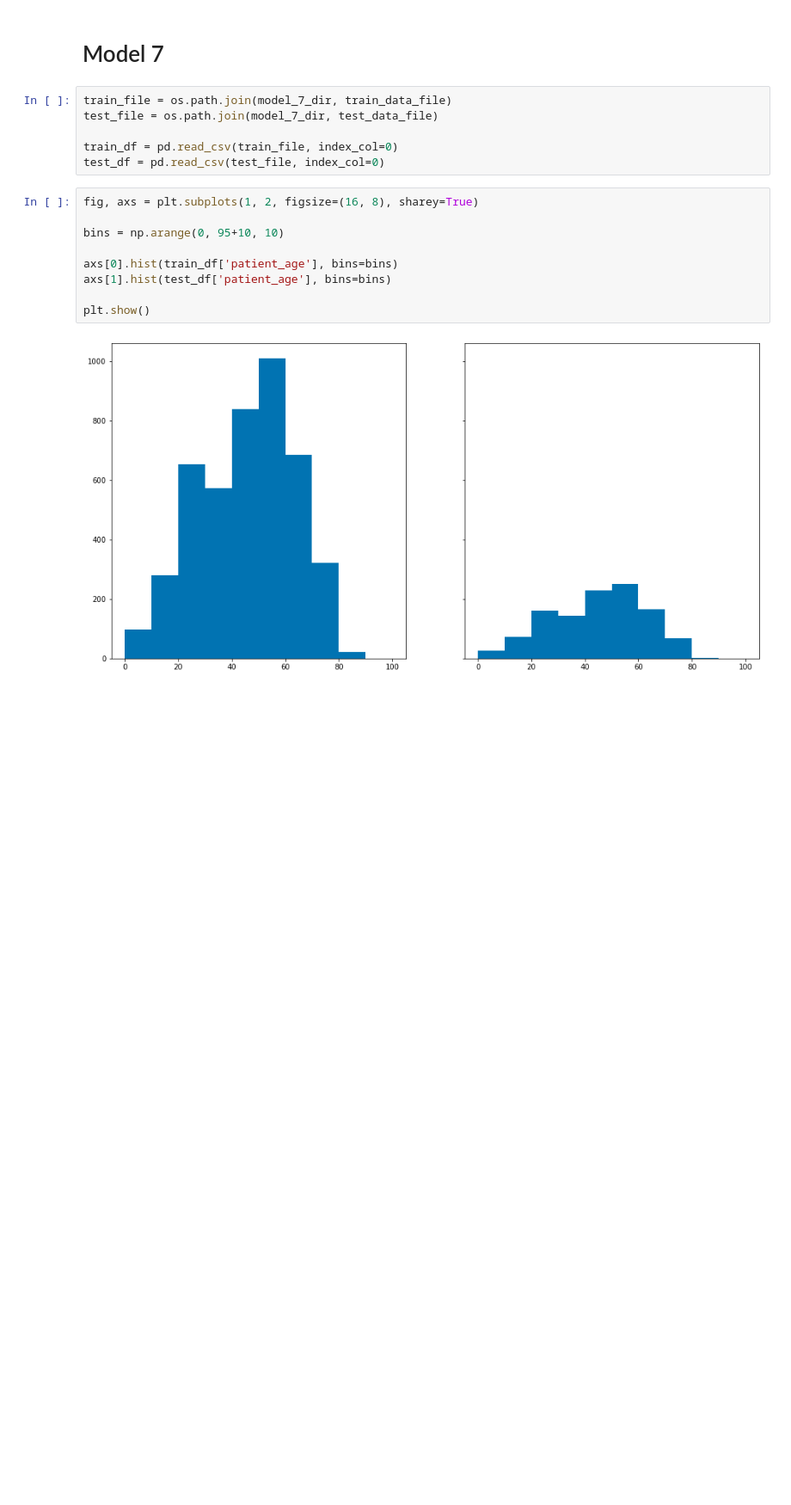
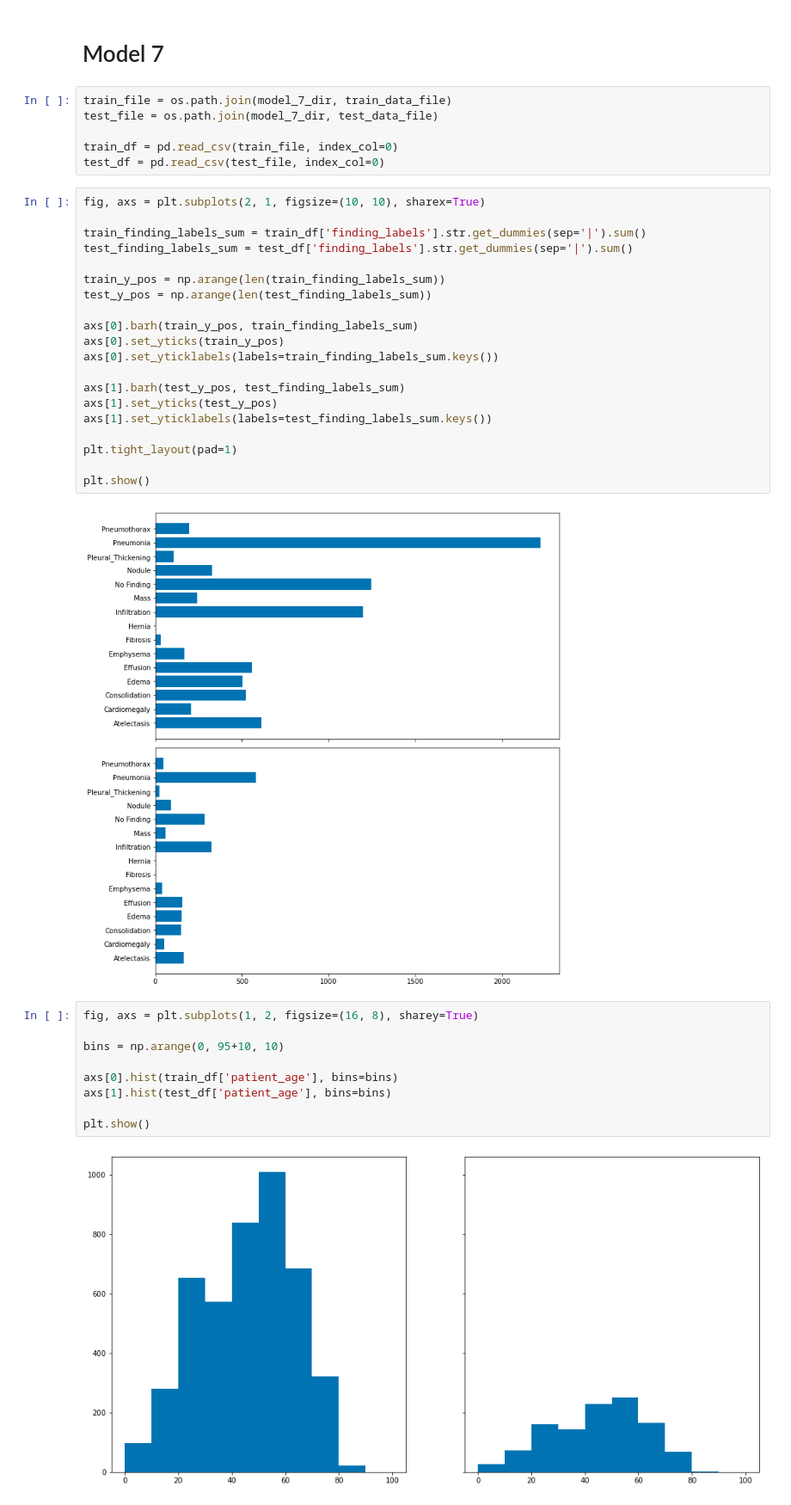
Before and after one commit to yufrances90/Pneumonia-Detection-From-Chest-X-Rays, a Jupyter notebook: Training Data Visualization.ipynb, the cells around one changed output. Shown at 86% size. Cells and saved outputs as stored; diff of their text form; blank space fills up the shorter version.

```diff
--- a/Training Data Visualization.ipynb
+++ b/Training Data Visualization.ipynb
@@ -106,6 +128,28 @@ test_file = os.path.join(model_7_dir, test_data_file)
 
 train_df = pd.read_csv(train_file, index_col=0)
 test_df = pd.read_csv(test_file, index_col=0)
+# %%
+fig, axs = plt.subplots(2, 1, figsize=(10, 10), sharex=True)
+
+train_finding_labels_sum = train_df['finding_labels'].str.get_dummies(sep='|').sum()
+test_finding_labels_sum = test_df['finding_labels'].str.get_dummies(sep='|').sum()
+
+train_y_pos = np.arange(len(train_finding_labels_sum))
+test_y_pos = np.arange(len(test_finding_labels_sum))
+
+axs[0].barh(train_y_pos, train_finding_labels_sum)
+axs[0].set_yticks(train_y_pos)
+axs[0].set_yticklabels(labels=train_finding_labels_sum.keys())
+
+axs[1].barh(test_y_pos, test_finding_labels_sum)
+axs[1].set_yticks(test_y_pos)
+axs[1].set_yticklabels(labels=test_finding_labels_sum.keys())
+
+plt.tight_layout(pad=1)
+
+plt.show()
+# %% [output]
+[figure, added]
 # %%
 fig, axs = plt.subplots(1, 2, figsize=(16, 8), sharey=True)
 
```
Also changed, not shown: parts of 2 cells of this notebook.
